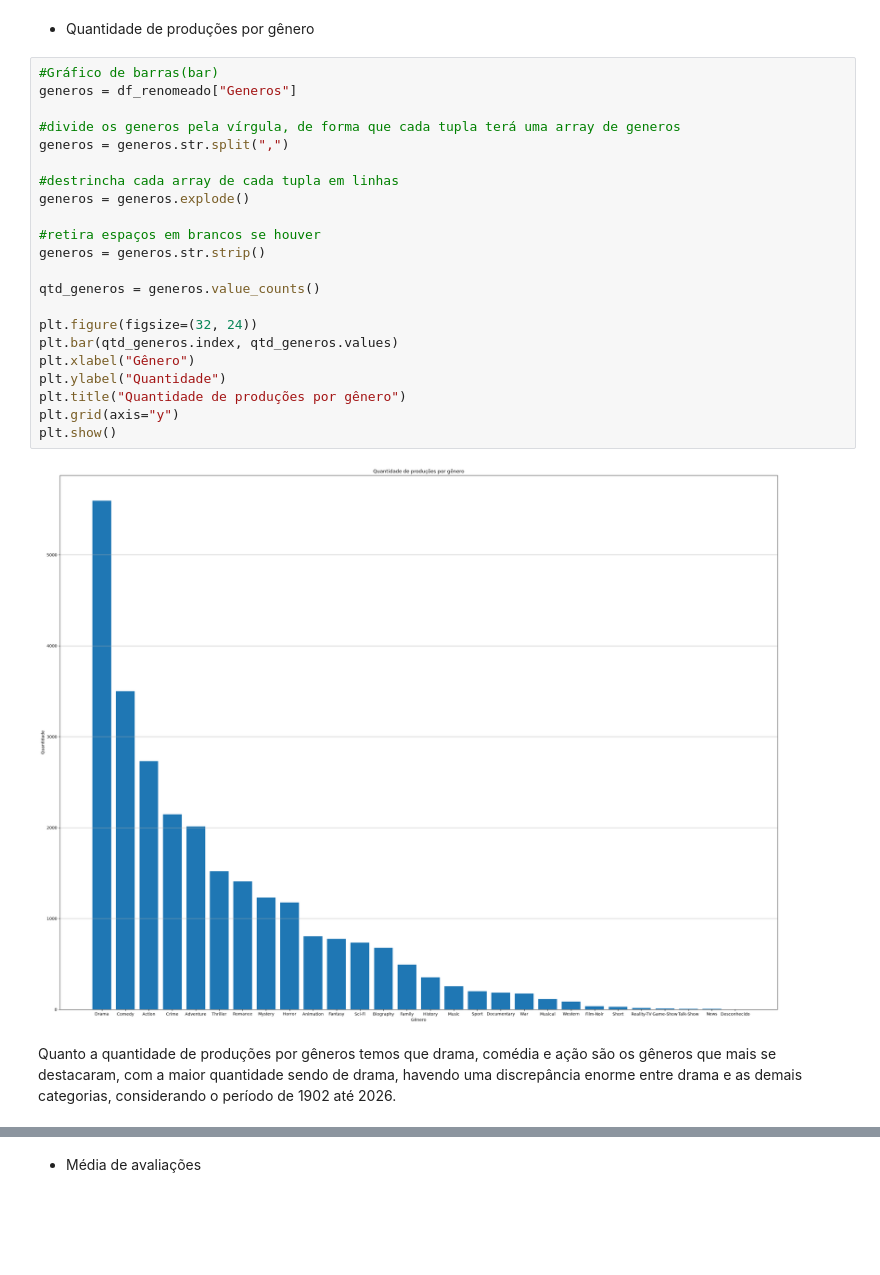
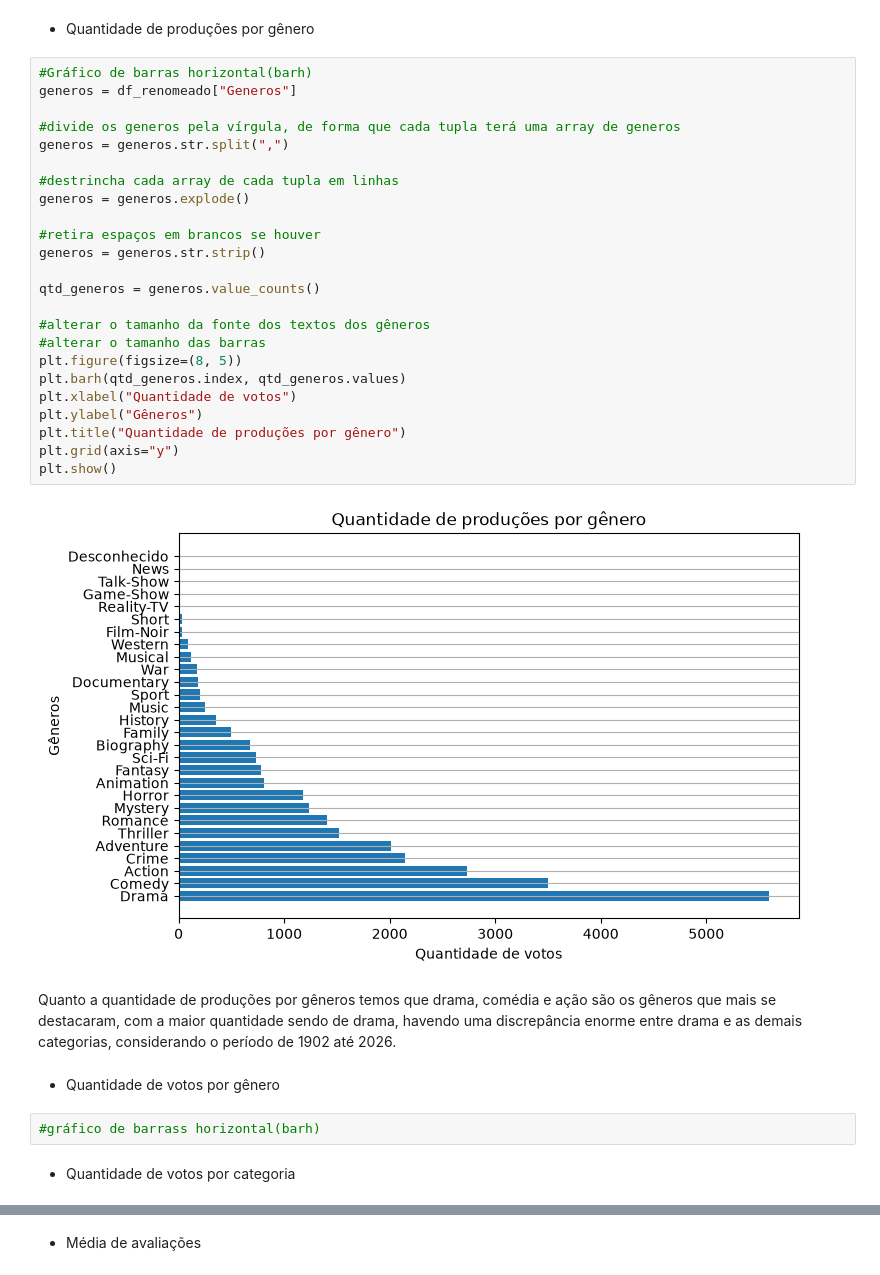
Before and after one commit to Lana230/analise_filmes_series, a Jupyter notebook: main.ipynb, the cells around one changed output, grey strips where cells are left out. Cells and saved outputs as stored; diff of their text form; blank space fills up the shorter version.

```diff
--- a/main.ipynb
+++ b/main.ipynb
@@ -283,28 +267,36 @@ Ao longo das décadas percebe-se que houve um crescimento nas produções. Além
 # %% [markdown]
 - Quantidade de produções por gênero
 # %%
-#Gráfico de barras(bar)
+#Gráfico de barras horizontal(barh)
 generos = df_renomeado["Generos"]
 
 #divide os generos pela vírgula, de forma que cada tupla terá uma array de generos
 generos = generos.str.split(",")
 
 #destrincha cada array de cada tupla em linhas
 generos = generos.explode()
 
 #retira espaços em brancos se houver
 generos = generos.str.strip()
 
 qtd_generos = generos.value_counts()
 
-plt.figure(figsize=(32, 24))
-plt.bar(qtd_generos.index, qtd_generos.values)
-plt.xlabel("Gênero")
-plt.ylabel("Quantidade")
+#alterar o tamanho da fonte dos textos dos gêneros
+#alterar o tamanho das barras
+plt.figure(figsize=(8, 5))
+plt.barh(qtd_generos.index, qtd_generos.values)
+plt.xlabel("Quantidade de votos")
+plt.ylabel("Gêneros")
 plt.title("Quantidade de produções por gênero")
 plt.grid(axis="y")
 plt.show()
 # %% [output]
-[figure, old version]
+[figure, new version]
 # %% [markdown]
 Quanto a quantidade de produções por gêneros temos que drama, comédia e ação são os gêneros que mais se destacaram, com a maior quantidade sendo de drama, havendo uma discrepância enorme entre drama e as demais categorias, considerando o período de 1902 até 2026.
+# %% [markdown]
+- Quantidade de votos por gênero
+# %%
+#gráfico de barrass horizontal(barh)
+# %% [markdown]
+- Quantidade de votos por categoria
```
Also changed, not shown: parts of 7 cells of this notebook.
